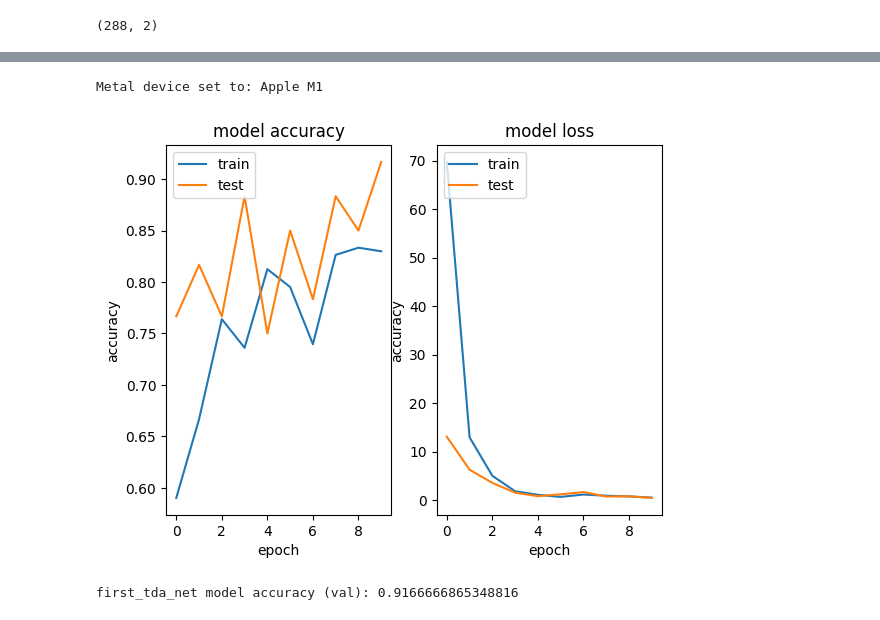
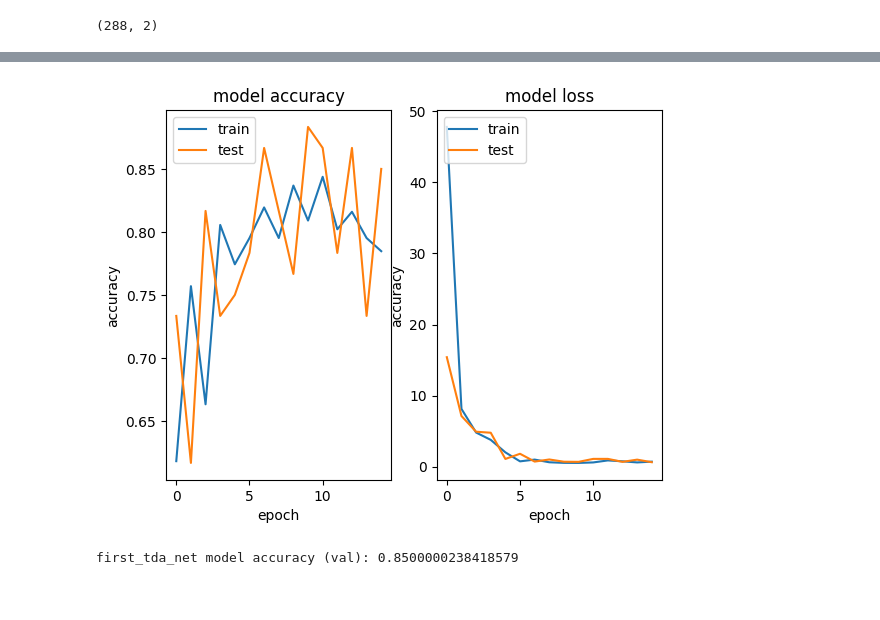
Before and after one commit to Ilnicki010/tda-net-covid-classification, a Jupyter notebook: main.ipynb, the cells around one changed output, grey strips where cells are left out. Saved outputs shown, nothing was run; the diff lists cells and outputs as text; code cells hidden in the pictures.

```diff
--- a/main.ipynb
+++ b/main.ipynb
@@ -190,7 +192,7 @@ first_tda_net_hist = first_tda_net_model.fit(
     x = X_train_1st_tda_net,
     y = y_train_1st_tda_net,
     steps_per_epoch = 8,
-    epochs = 10,
+    epochs = 15,
     validation_data = (
         X_test_1st_tda_net,
         y_test_1st_tda_net
@@ -198,13 +200,12 @@ first_tda_net_hist = first_tda_net_model.fit(
     validation_steps = 2,
     verbose = 0
     )
-# %% [output]
-Metal device set to: Apple M1
 # %%
+utils.plot_model_custom(first_tda_net_model, "first_tda_net")
 utils.visualize_history(first_tda_net_hist, name = "first_tda_net")
 # %% [output]
-[figure, old version]
+[figure, new version]
-first_tda_net model accuracy (val): 0.9166666865348816
+first_tda_net model accuracy (val): 0.8500000238418579
 # %%
 from sklearn.metrics import f1_score, precision_score, recall_score, confusion_matrix
 y_pred = (first_tda_net_model.predict(X_test_1st_tda_net) > 0.5).astype("int32")
```
Also changed, not shown: parts of 18 cells of this notebook, 6 other files.
